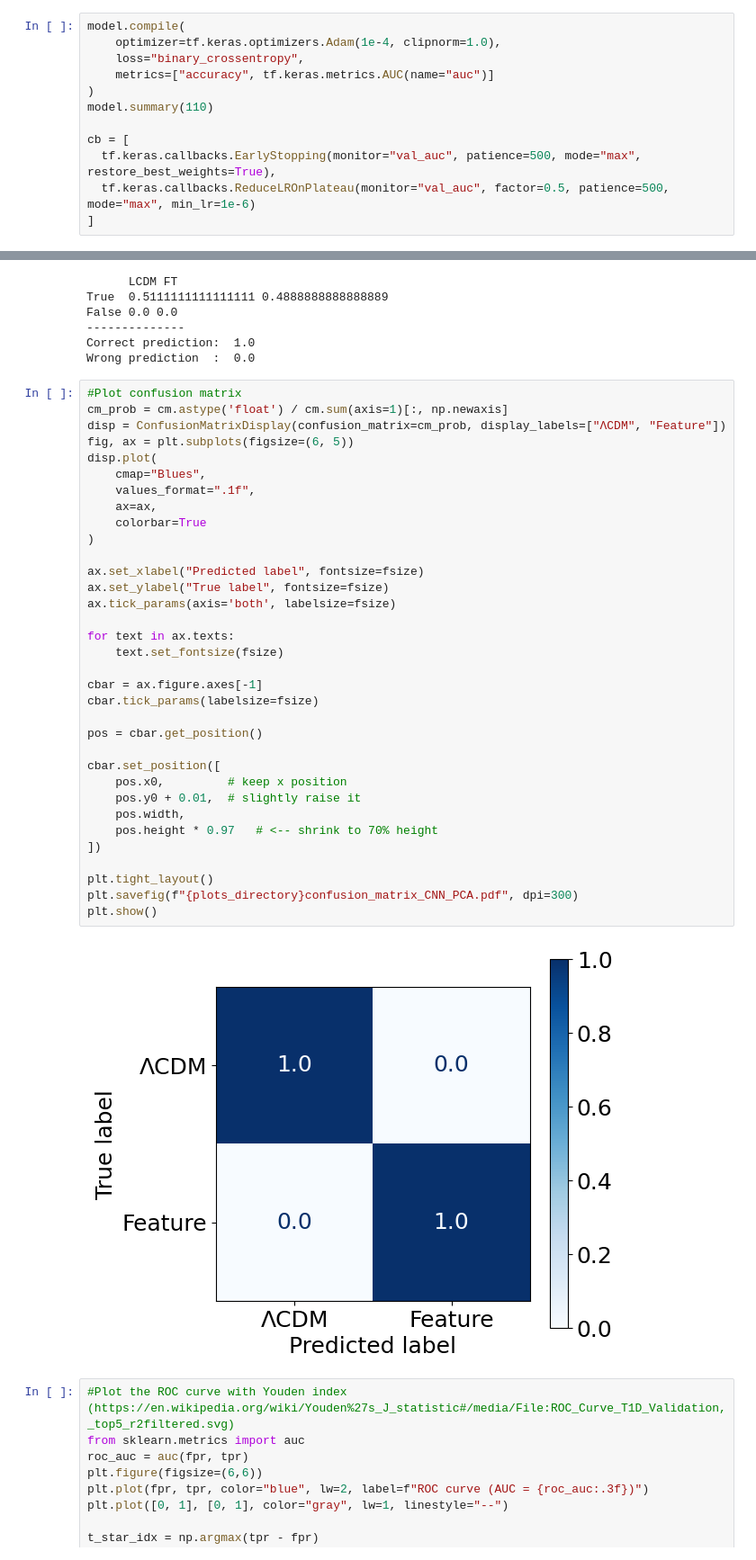
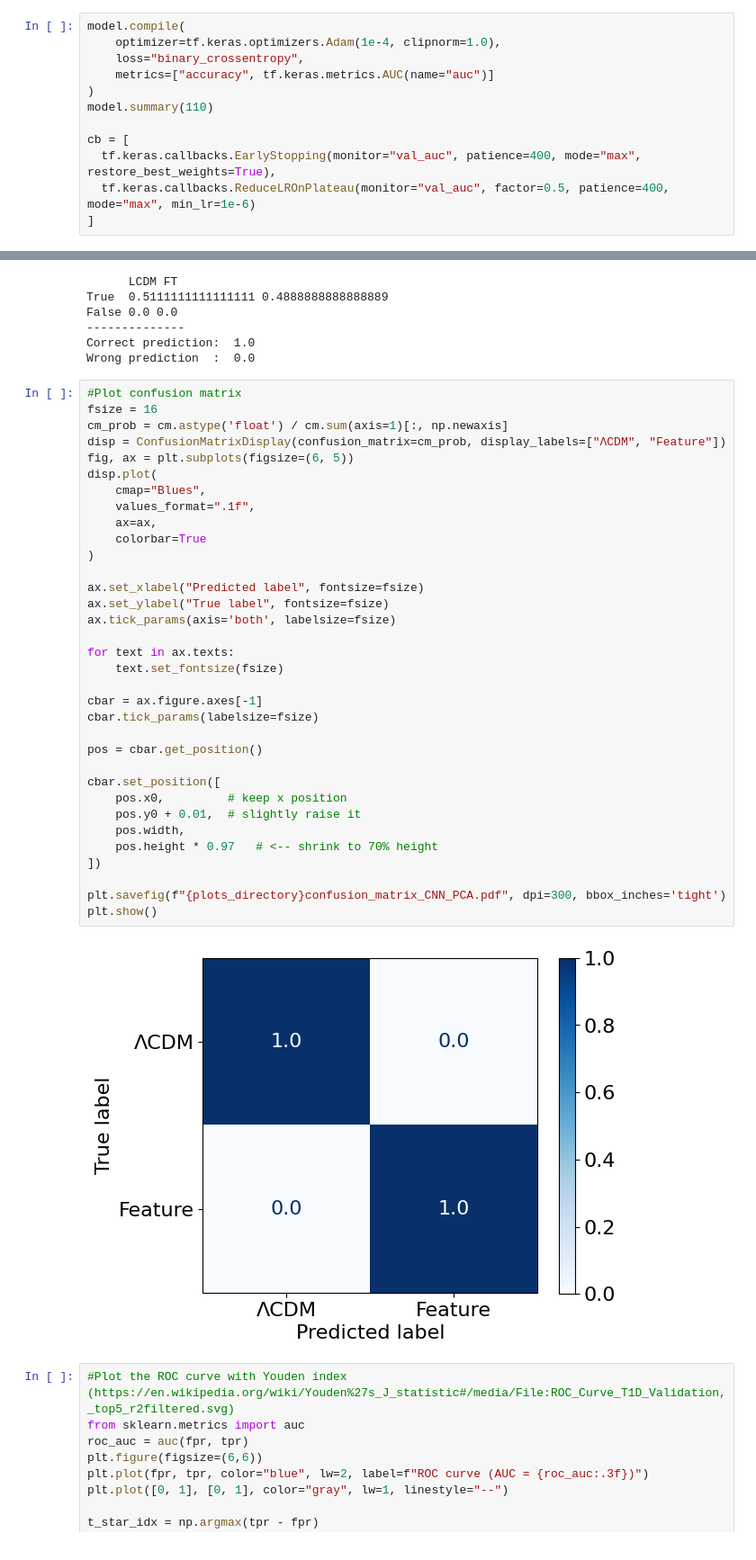
Before and after one commit to SkyExplain/SkyNeuralNets, a Jupyter notebook: SandBox/CNN_2D_physical_Feat_PCA.ipynb, the cells around one changed output, grey strips where cells are left out. Shown at 90% size. Saved outputs shown, nothing was run; the diff lists cells and outputs as text.

Commit message:
Updated confusion matrix plot for TT

```diff
--- a/SandBox/CNN_2D_physical_Feat_PCA.ipynb
+++ b/SandBox/CNN_2D_physical_Feat_PCA.ipynb
@@ -243,8 +244,8 @@ model.compile(
 model.summary(110)
 
 cb = [
-  tf.keras.callbacks.EarlyStopping(monitor="val_auc", patience=500, mode="max", restore_best_weights=True),
-  tf.keras.callbacks.ReduceLROnPlateau(monitor="val_auc", factor=0.5, patience=500, mode="max", min_lr=1e-6)
+  tf.keras.callbacks.EarlyStopping(monitor="val_auc", patience=400, mode="max", restore_best_weights=True),
+  tf.keras.callbacks.ReduceLROnPlateau(monitor="val_auc", factor=0.5, patience=400, mode="max", min_lr=1e-6)
 ]
 # %% [output]
 Model: "sequential"
@@ -406,40 +409,40 @@ Correct prediction:  1.0
 Wrong prediction  :  0.0
 # %%
 #Plot confusion matrix
+fsize = 16
 cm_prob = cm.astype('float') / cm.sum(axis=1)[:, np.newaxis]
 disp = ConfusionMatrixDisplay(confusion_matrix=cm_prob, display_labels=["ΛCDM", "Feature"])
 fig, ax = plt.subplots(figsize=(6, 5))
 disp.plot(
     cmap="Blues",
     values_format=".1f",
     ax=ax,
     colorbar=True
 )
 
 ax.set_xlabel("Predicted label", fontsize=fsize)
 ax.set_ylabel("True label", fontsize=fsize)
 ax.tick_params(axis='both', labelsize=fsize)
 
 for text in ax.texts:
     text.set_fontsize(fsize)
 
 cbar = ax.figure.axes[-1]
 cbar.tick_params(labelsize=fsize)
 
 pos = cbar.get_position()
 
 cbar.set_position([
     pos.x0,         # keep x position
     pos.y0 + 0.01,  # slightly raise it
     pos.width,
     pos.height * 0.97   # <-- shrink to 70% height
 ])
 
-plt.tight_layout()
-plt.savefig(f"{plots_directory}confusion_matrix_CNN_PCA.pdf", dpi=300)
+plt.savefig(f"{plots_directory}confusion_matrix_CNN_PCA.pdf", dpi=300, bbox_inches='tight')
 plt.show()
 # %% [output]
-[figure, old version]
+[figure, new version]
 # %%
 #Plot the ROC curve with Youden index (https://en.wikipedia.org/wiki/Youden%27s_J_statistic#/media/File:ROC_Curve_T1D_Validation,_top5_r2filtered.svg)
 from sklearn.metrics import auc
```
Also changed, not shown: parts of 13 cells of this notebook, 1 other file.
